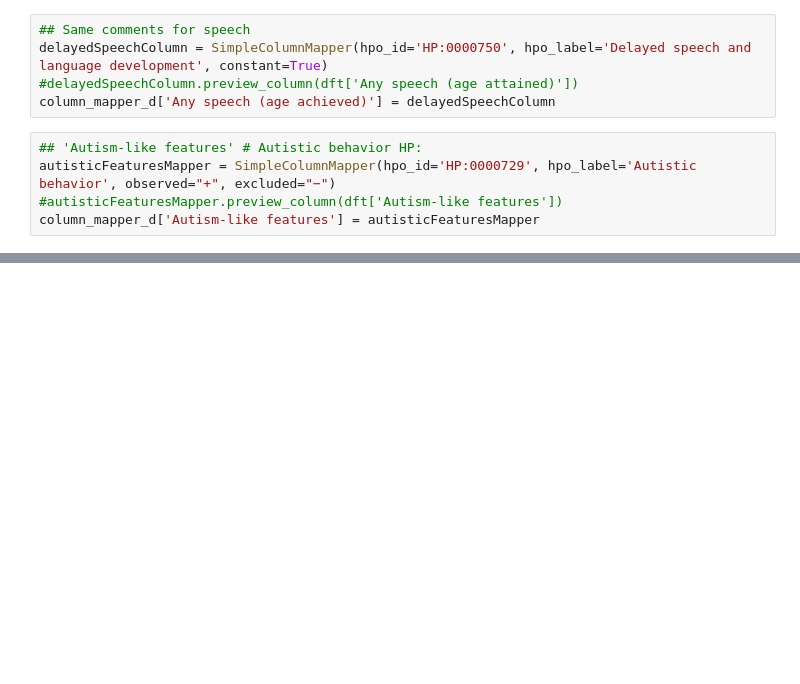
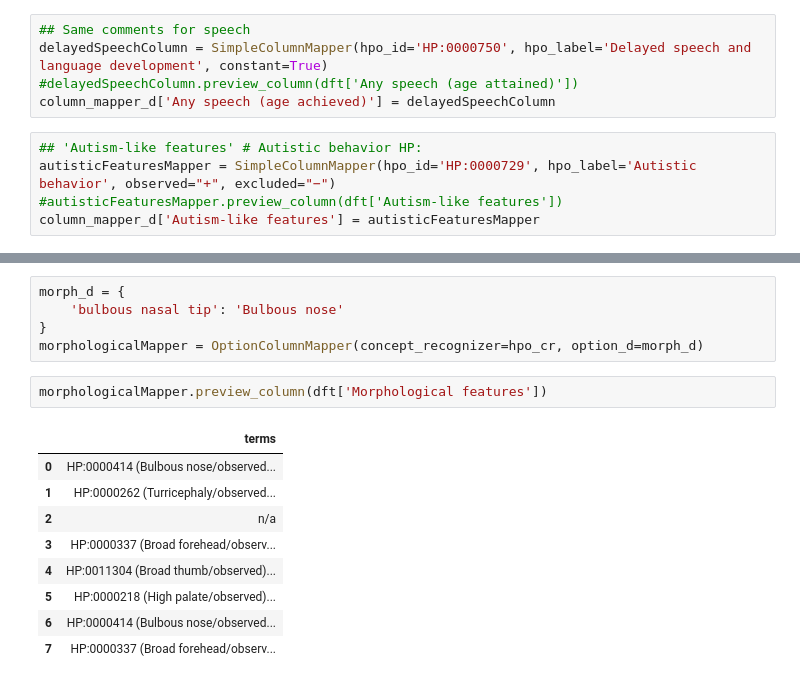
Before and after one commit to monarch-initiative/pyphetools, a Jupyter notebook: notebooks/PMID_31278393.ipynb, the cells around one changed output, grey strips where cells are left out. Saved outputs shown, nothing was run; the diff lists cells and outputs as text; blank space fills up the shorter version.

```diff
--- a/notebooks/PMID_31278393.ipynb
+++ b/notebooks/PMID_31278393.ipynb
@@ -149,0 +149,17 @@ seizureMapper.preview_column(dft['Seizure types'])
+# %%
+morph_d = {
+    'bulbous nasal tip': 'Bulbous nose'
+}
+morphologicalMapper = OptionColumnMapper(concept_recognizer=hpo_cr, option_d=morph_d)
+# %%
+morphologicalMapper.preview_column(dft['Morphological features'])
+# %% [output]
+|  | terms |
+| 0 | HP:0000414 (Bulbous nose/observed... |
+| 1 | HP:0000262 (Turricephaly/observed... |
+| 2 | n/a |
+| 3 | HP:0000337 (Broad forehead/observ... |
+| 4 | HP:0011304 (Broad thumb/observed)... |
+| 5 | HP:0000218 (High palate/observed)... |
+| 6 | HP:0000414 (Bulbous nose/observed... |
+| 7 | HP:0000337 (Broad forehead/observ... |
```
Also changed, not shown: parts of 6 cells of this notebook, 6 other files.
